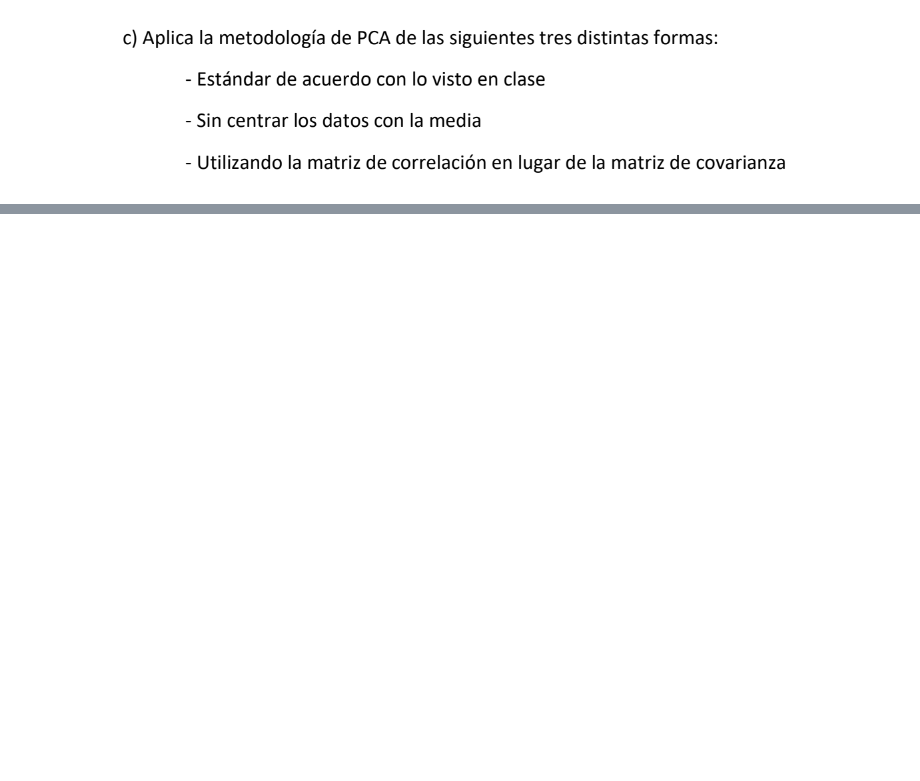
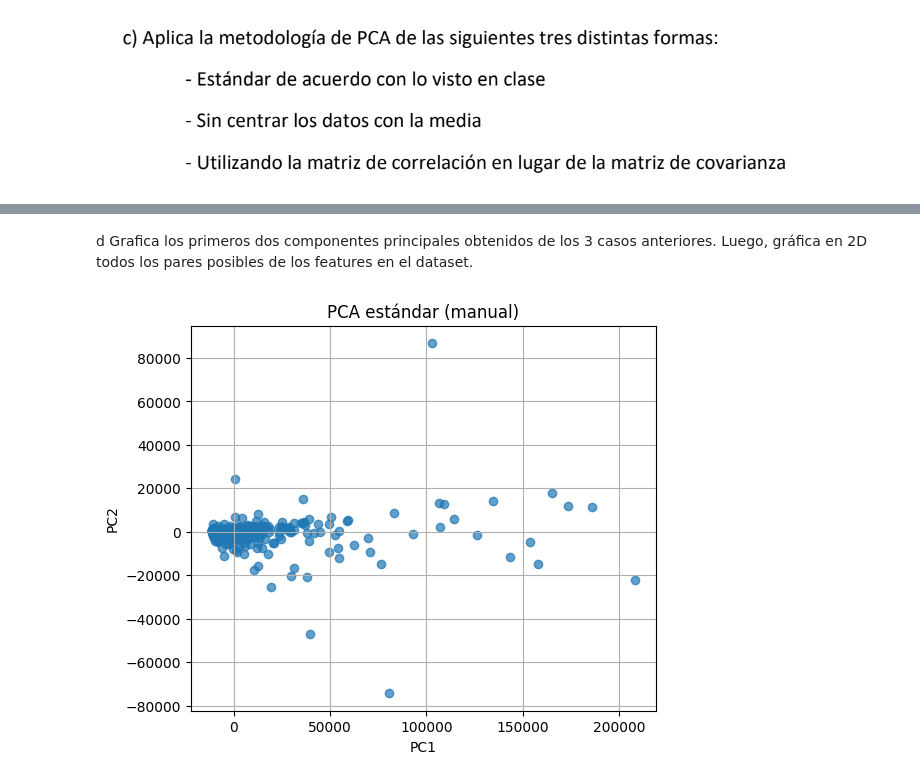
Before and after one commit to AlbertoMarquez794/diplo-data-science-albert, a Jupyter notebook: Module 2/HW/Tarea1.ipynb, the cells around one changed output, grey strips where cells are left out. Cells and saved outputs as stored; diff of their text form; code cells hidden in the pictures; blank space fills up the shorter version.

```diff
--- a/Module 2/HW/Tarea1.ipynb
+++ b/Module 2/HW/Tarea1.ipynb
@@ -235,0 +221,13 @@ Varianza explicada PCA con correlación:
+# %% [markdown]
+d Grafica los primeros dos componentes principales obtenidos de los 3 casos anteriores. Luego, gráfica en 2D
+todos los pares posibles de los features en el dataset.
+# %%
+plt.figure(figsize=(6,5))
+plt.scatter(X_pca[:,0], X_pca[:,1], alpha=0.7)
+plt.xlabel("PC1")
+plt.ylabel("PC2")
+plt.title("PCA estándar (manual)")
+plt.grid()
+plt.show()
+# %% [output]
+[figure, added]
```
Also changed, not shown: parts of 12 cells of this notebook, 1 other file.
